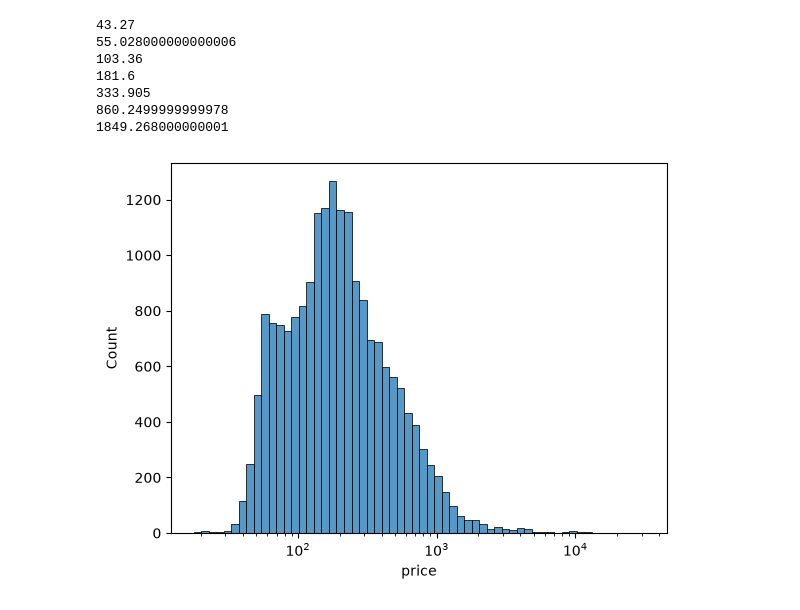
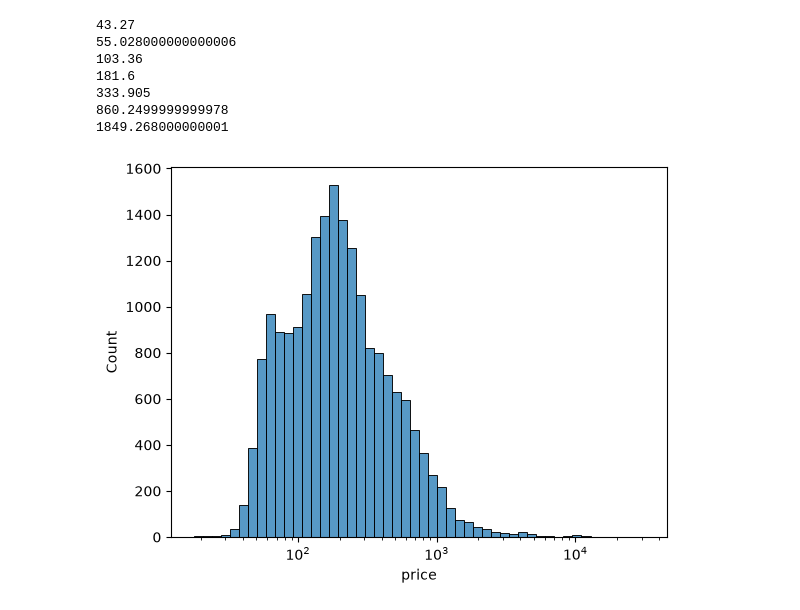
Before and after one commit to hyder13-10/airbnb-pricing-engine, a Jupyter notebook: notebooks/02_cleaning.ipynb, the cells around one changed output. Cells and saved outputs as stored; diff of their text form; code cells hidden in the pictures.

```diff
--- a/notebooks/02_cleaning.ipynb
+++ b/notebooks/02_cleaning.ipynb
@@ -350,7 +350,7 @@ print(df_useful["price"].quantile(0.99))
 # %%
 import seaborn as sns
 import matplotlib.pyplot as plt
-sns.histplot(df_useful,x="price", bins=60,log_scale=True )
+sns.histplot(df_useful,x="price", bins=50,log_scale=True )
 plt.show()
 # %% [output]
-[figure, old version]
+[figure, new version]
```
Also changed, not shown: parts of 6 cells of this notebook, 1 other file.
